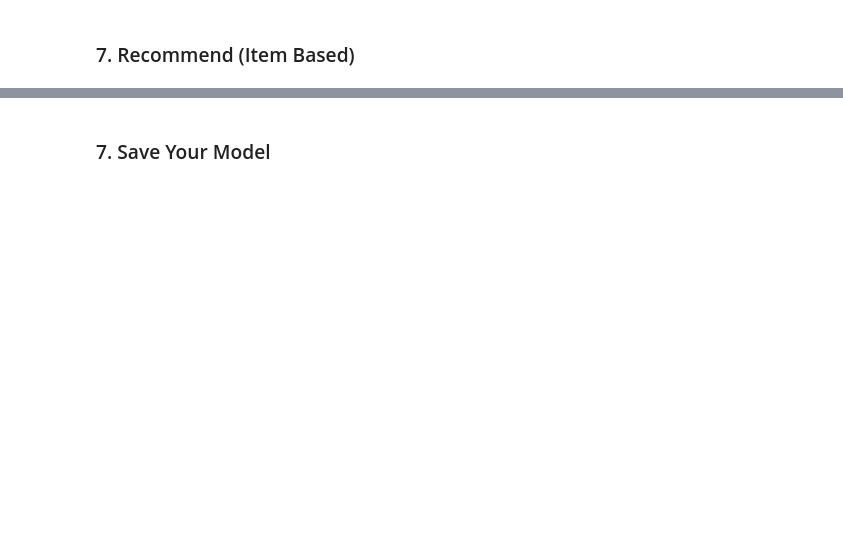
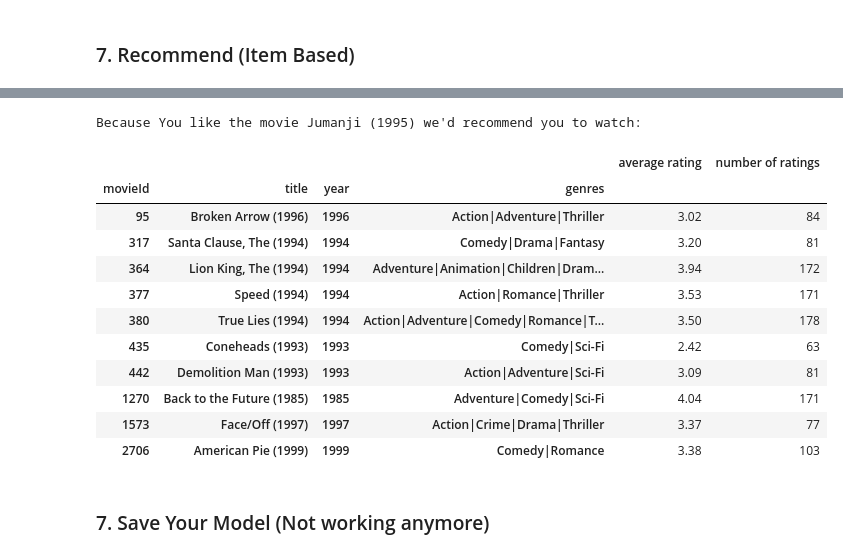
Before and after one commit to athoynilimanew/MovieRecommendation, a Jupyter notebook: Notebooks/SmallDataSet_Notebooks/Model_1_knn_Final.ipynb, the cells around one changed output, grey strips where cells are left out. Saved outputs shown, nothing was run; the diff lists cells and outputs as text; code cells hidden in the pictures; blank space fills up the shorter version.

Commit message:
knn model update

```diff
--- a/Notebooks/SmallDataSet_Notebooks/Model_1_knn_Final.ipynb
+++ b/Notebooks/SmallDataSet_Notebooks/Model_1_knn_Final.ipynb
@@ -27,3 +23,3 @@ df.head()
 # %%
 #making all titles lower case
-df["title"] = df["title"].str.lower()
+#df["title"] = df["title"].str.lower()
@@ -262,8 +169,21 @@ inp_movie=AskForUserInput(df)
 # %%
-inp_movie=AskForUserInput(df)
 df_out=recommend_similar_items(inp_movie,df,CF_knnwithmeans.model, n=10)
 print("Because You like the movie",inp_movie,"we'd recommend you to watch:")
 display(df_out.head(10))
+# %% [output]
+Because You like the movie Jumanji (1995) we'd recommend you to watch:
+|  |  |  |  | average rating | number of ratings |
+| movieId | title | year | genres |  |  |
+| 95 | Broken Arrow (1996) | 1996 | Action|Adventure|Thriller | 3.02 | 84 |
+| 317 | Santa Clause, The (1994) | 1994 | Comedy|Drama|Fantasy | 3.20 | 81 |
+| 364 | Lion King, The (1994) | 1994 | Adventure|Animation|Children|Dram... | 3.94 | 172 |
+| 377 | Speed (1994) | 1994 | Action|Romance|Thriller | 3.53 | 171 |
+| 380 | True Lies (1994) | 1994 | Action|Adventure|Comedy|Romance|T... | 3.50 | 178 |
+| 435 | Coneheads (1993) | 1993 | Comedy|Sci-Fi | 2.42 | 63 |
+| 442 | Demolition Man (1993) | 1993 | Action|Adventure|Sci-Fi | 3.09 | 81 |
+| 1270 | Back to the Future (1985) | 1985 | Adventure|Comedy|Sci-Fi | 4.04 | 171 |
+| 1573 | Face/Off (1997) | 1997 | Action|Crime|Drama|Thriller | 3.37 | 77 |
+| 2706 | American Pie (1999) | 1999 | Comedy|Romance | 3.38 | 103 |
 # %% [markdown]
-### 7. Save Your Model
+### 7. Save Your Model (Not working anymore)
 # %%
```
Also changed, not shown: parts of 36 cells of this notebook, 1 other file.
